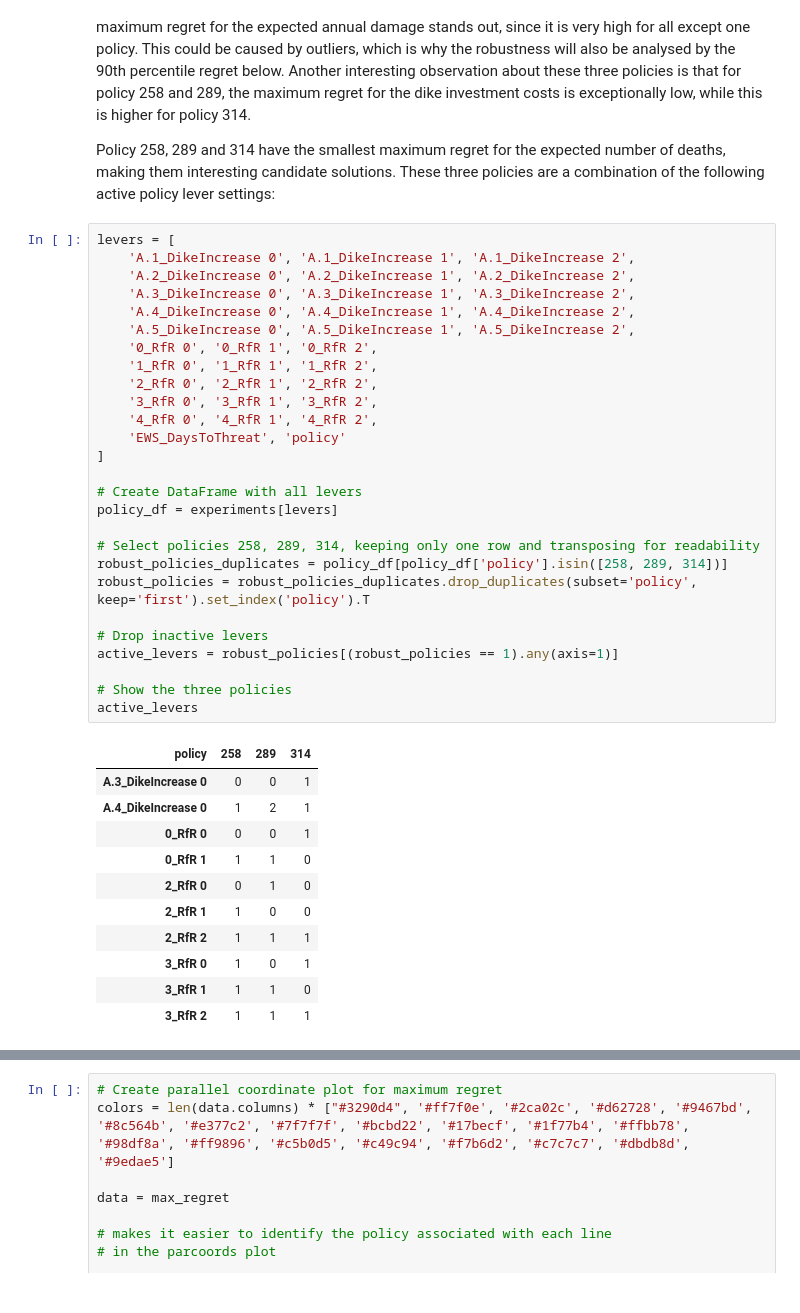
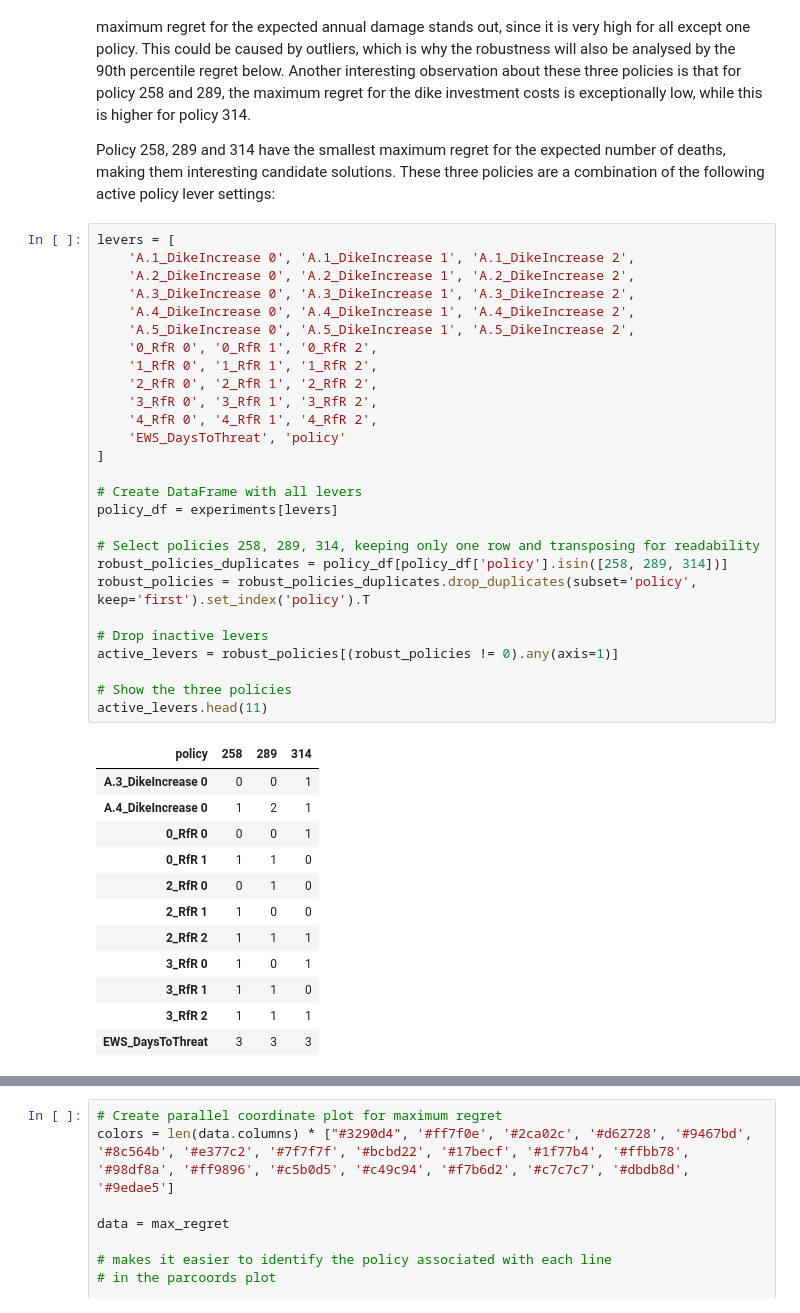
Before and after one commit to Eva-Bro/EPA141A_Group12_2025, a Jupyter notebook: final assignment/2_Multi_scenario_MORDM.ipynb, the cells around one changed output, grey strips where cells are left out. Saved outputs shown, nothing was run; the diff lists cells and outputs as text.

Commit message:
Checked the final 3 policies

```diff
--- a/final assignment/2_Multi_scenario_MORDM.ipynb
+++ b/final assignment/2_Multi_scenario_MORDM.ipynb
@@ -453,32 +453,33 @@ levers = [
     '0_RfR 0', '0_RfR 1', '0_RfR 2',
     '1_RfR 0', '1_RfR 1', '1_RfR 2',
     '2_RfR 0', '2_RfR 1', '2_RfR 2',
     '3_RfR 0', '3_RfR 1', '3_RfR 2',
     '4_RfR 0', '4_RfR 1', '4_RfR 2',
     'EWS_DaysToThreat', 'policy'
 ]
 
 # Create DataFrame with all levers
 policy_df = experiments[levers]
 
 # Select policies 258, 289, 314, keeping only one row and transposing for readability
 robust_policies_duplicates = policy_df[policy_df['policy'].isin([258, 289, 314])]
 robust_policies = robust_policies_duplicates.drop_duplicates(subset='policy', keep='first').set_index('policy').T
 
 # Drop inactive levers
-active_levers = robust_policies[(robust_policies == 1).any(axis=1)]
+active_levers = robust_policies[(robust_policies != 0).any(axis=1)]
 
 # Show the three policies
-active_levers
+active_levers.head(11)
 # %% [output]
 | policy | 258 | 289 | 314 |
 | A.3_DikeIncrease 0 | 0 | 0 | 1 |
 | A.4_DikeIncrease 0 | 1 | 2 | 1 |
 | 0_RfR 0 | 0 | 0 | 1 |
 | 0_RfR 1 | 1 | 1 | 0 |
 | 2_RfR 0 | 0 | 1 | 0 |
 | 2_RfR 1 | 1 | 0 | 0 |
 | 2_RfR 2 | 1 | 1 | 1 |
 | 3_RfR 0 | 1 | 0 | 1 |
 | 3_RfR 1 | 1 | 1 | 0 |
 | 3_RfR 2 | 1 | 1 | 1 |
+| EWS_DaysToThreat | 3 | 3 | 3 |
```
Also changed, not shown: parts of 1 cell of this notebook, 1 other file.
